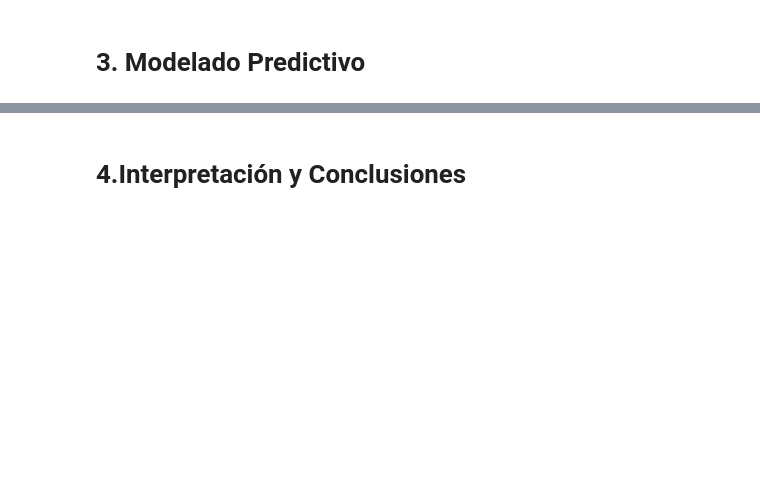
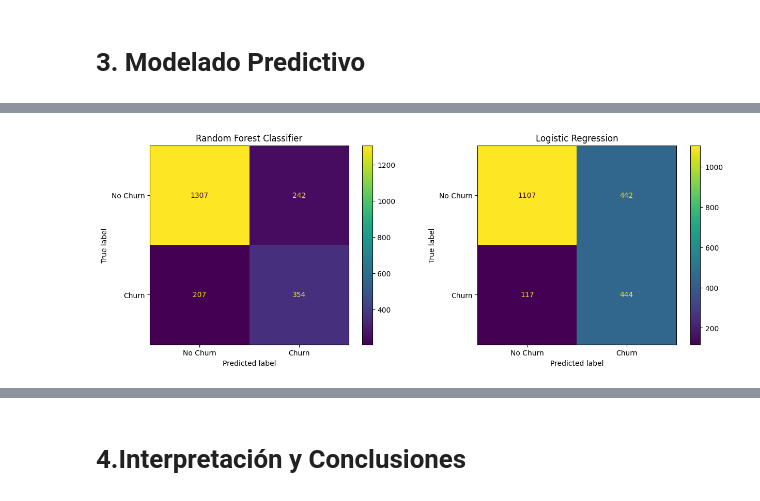
Before and after one commit to gianellannie/telecom-x-parte2, a Jupyter notebook: TelecomX_LATAM_parte2.ipynb, the cells around one changed output, grey strips where cells are left out. Saved outputs shown, nothing was run; the diff lists cells and outputs as text; code cells hidden in the pictures; blank space fills up the shorter version.

```diff
--- a/TelecomX_LATAM_parte2.ipynb
+++ b/TelecomX_LATAM_parte2.ipynb
@@ -8,0 +112,10 @@
+# %%
+smote = SMOTE(random_state=10)
+X_train_balanceado, y_train_balanceado = smote.fit_resample(X_train, y_train)
+# %%
+normalizacion = MinMaxScaler()
+X_train_normalizado = normalizacion.fit_transform(X_train_balanceado)
+X_train_normalizado = pd.DataFrame(X_train_normalizado, columns=X_train.columns)
+
+X_test_normalizado = normalizacion.transform(X_test)
+X_test_normalizado = pd.DataFrame(X_test_normalizado, columns=X_test.columns)
@@ -8,0 +132,19 @@
+# %%
+def matriz_confusion_modelos():
+  fig, ax = plt.subplots(1, 2, figsize=(15, 5))
+
+  cm_rfc = confusion_matrix(y_test, modelo_rfc.predict(X_test))
+  cmd_rfc = ConfusionMatrixDisplay(cm_rfc, display_labels=['No Churn', 'Churn'])
+  ax[0].set_title('Random Forest Classifier')
+  cmd_rfc.plot(ax=ax[0]);
+
+  cm_lr = confusion_matrix(y_test, modelo_lr.predict(X_test_normalizado))
+  cmd_lr = ConfusionMatrixDisplay(cm_lr, display_labels=['No Churn', 'Churn'])
+  ax[1].set_title('Logistic Regression')
+  cmd_lr.plot(ax=ax[1]);
+
+  plt.show()
+
+matriz_confusion_modelos()
+# %% [output]
+[figure, added]
```
Also changed, not shown: parts of 25 cells of this notebook.
